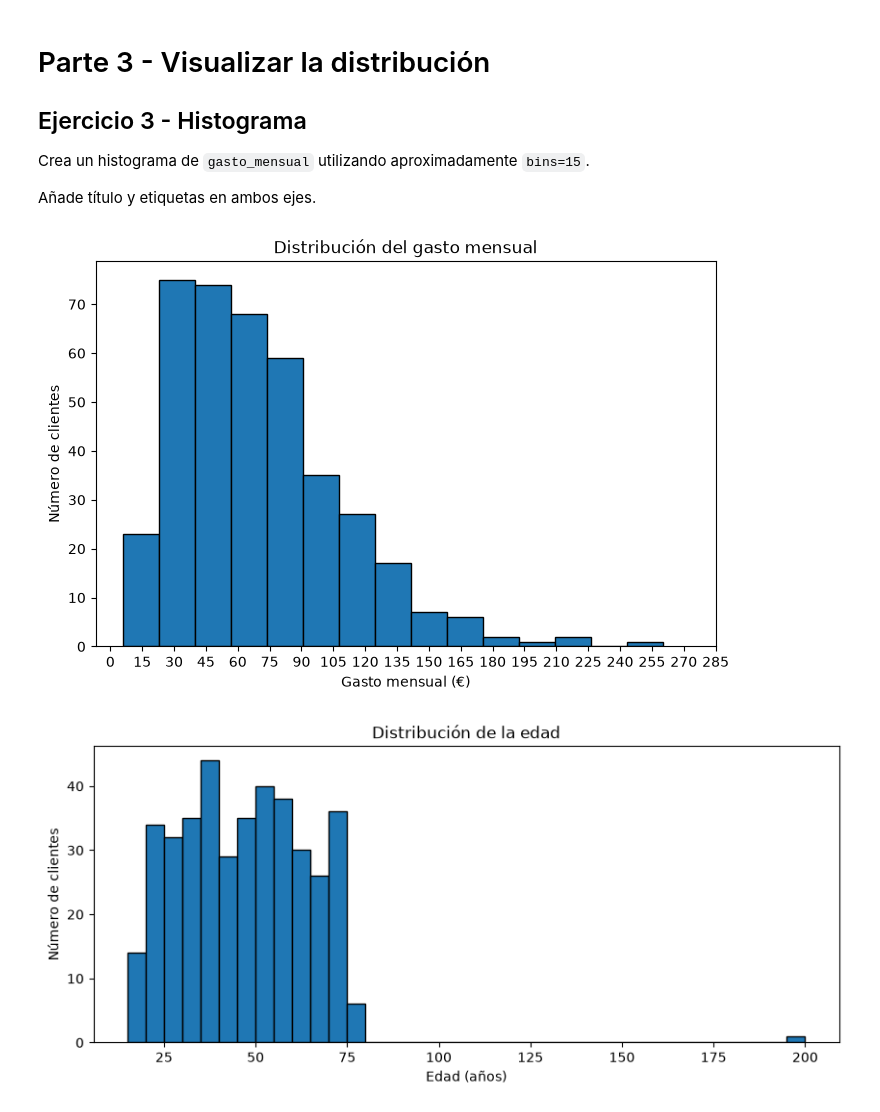
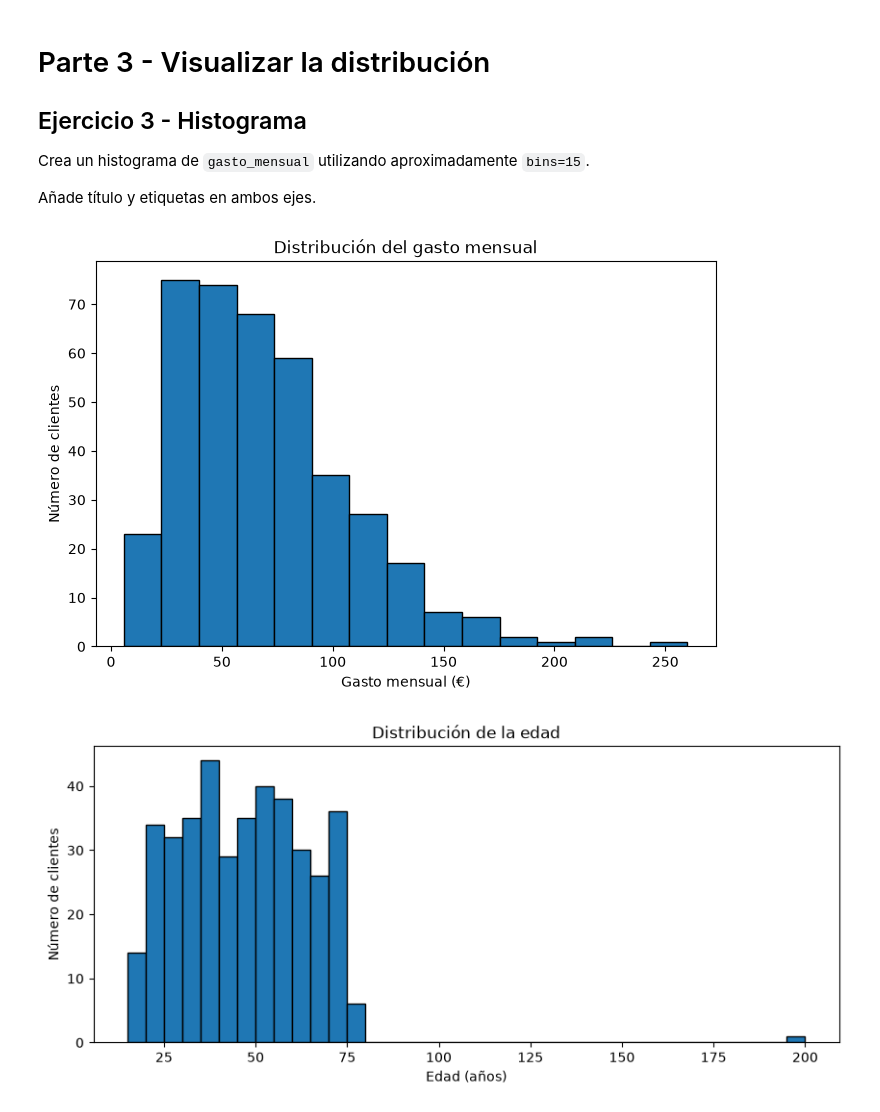
Before and after one commit to Dcuevasgil/sistemas-aprendizaje-automatico, a Jupyter notebook: UD2/practica-5/Practica_05.ipynb, the cells around one changed output. Drawn from its saved outputs; the diff is of its cells as text; code cells hidden in the pictures.

```diff
--- a/UD2/practica-5/Practica_05.ipynb
+++ b/UD2/practica-5/Practica_05.ipynb
@@ -220,14 +227,13 @@ Añade título y etiquetas en ambos ejes.
 # %%
 # TODO: crea el histograma de gasto_mensual
 plt.figure(figsize=(8, 5))
 plt.hist(df['gasto_mensual'].dropna(), bins=15, edgecolor="black")
-plt.xticks(range(0, 300, 15))
 plt.xlabel("Gasto mensual (€)")
 plt.ylabel("Número de clientes")
 plt.title("Distribución del gasto mensual")
 plt.show()
 # %% [output]
-[figure, old version]
+[figure, new version]
 # %%
 # Histograma de edad
 plt.figure(figsize=(10, 4))
```
Also changed, not shown: parts of 34 cells of this notebook.
